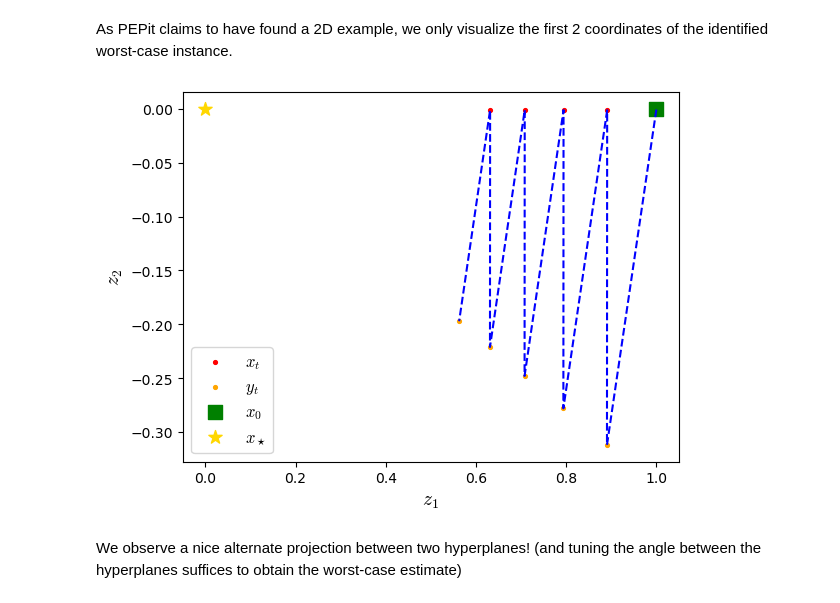
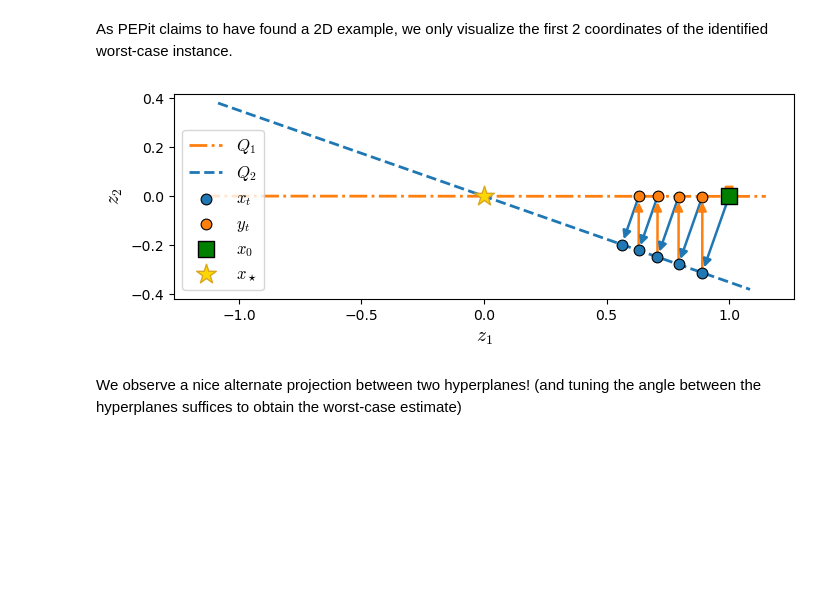
Before and after one commit to PerformanceEstimation/PEPit, a Jupyter notebook: ressources/demo/PEPit_demo_extract_worst_case_examples.ipynb, the cells around one changed output. Drawn from its saved outputs; the diff is of its cells as text; code cells hidden in the pictures; blank space fills up the shorter version.

Commit message:
visualize convex sets of example 4

```diff
--- a/ressources/demo/PEPit_demo_extract_worst_case_examples.ipynb
+++ b/ressources/demo/PEPit_demo_extract_worst_case_examples.ipynb
@@ -743,38 +743,48 @@ z_list_evaluated = [z.eval()[0:2]-xs_evaluated[0:2] for z in z_list] # centered
 
 xs_evaluated = xs_evaluated - xs_evaluated # should be zero
 # %%
-# Convert the list of 2D vectors into two arrays x1, x2
-z_array = np.array(z_list_evaluated)        # shape (N, 2)
-z1 = z_array[:, 0]
-z2 = z_array[:, 1]
+z = np.array(z_list_evaluated)
+x_points = np.vstack([x0.eval()[0:2] - xs.eval()[0:2], z[1::2]])
+y_points = z[::2]
+x_star = np.zeros(2)
 
-# Worst-case point (xs_evaluated is a 2D vector)
-xs = np.array(xs_evaluated)
-xs1, xs2 = xs[0], xs[1]
+# The worst-case sets are lines: find out their angle from the solution
+q1_dir = y_points[np.argmax(np.sum(y_points**2, axis=1))]
+q1_dir = q1_dir / np.linalg.norm(q1_dir)
+q2_dir = x_points[1:][np.argmax(np.sum(x_points[1:]**2, axis=1))]
+q2_dir = q2_dir / np.linalg.norm(q2_dir)
 
-# Blue line (theoretical bound)
-plt.plot(z1, z2, '--', color='blue')
+extent = 1.15 * np.max(np.abs(np.vstack([x_points, y_points, x_star])))
+t = np.linspace(-extent, extent, 200)
 
-# Red points (x_t's)
-plt.scatter(z1[::2], z2[::2], marker='.', color='red', s=30, label='$x_t$')
+fig, ax = plt.subplots(figsize=(8, 6))
+ax.plot(t * q1_dir[0], t * q1_dir[1], '-.', color='tab:orange', lw=2, label=r'$Q_1$')
+ax.plot(t * q2_dir[0], t * q2_dir[1], '--', color='tab:blue', lw=2, label=r'$Q_2$')
 
-# Orange points (y_t's)
-plt.scatter(z1[1::2], z2[1::2], marker='.', color='orange', s=30, label='$y_t$')
+steps = [step for k in range(len(y_points))
+         for step in ((x_points[k], y_points[k], 'tab:orange'),
+                      (y_points[k], x_points[k + 1], 'tab:blue'))]
+for i, (start, end, color) in enumerate(steps):
+    if not np.allclose(start, end):
+        ax.annotate('', xy=end, xytext=start,
+                    arrowprops=dict(arrowstyle='-|>', color=color, lw=1.8, mutation_scale=12,
+                                    shrinkA=0, shrinkB=4),
+                    zorder=len(steps) - i)
 
-# Green point (starting point)
-plt.scatter(z1[0], z2[0], marker='s', color='green', s=100, label='$x_0$')
+y_plot = y_points[1:] if np.allclose(y_points[0], x_points[0]) else y_points
+ax.scatter(x_points[1:, 0], x_points[1:, 1], color='tab:blue', s=60, edgecolors='black', linewidths=0.8, label=r'$x_t$', zorder=20)
+ax.scatter(y_plot[:, 0], y_plot[:, 1], color='tab:orange', s=60, edgecolors='black', linewidths=0.8, label=r'$y_t$', zorder=20)
+ax.scatter(*x_points[0], marker='s', color='green', s=120, edgecolors='black', linewidths=1.0, label=r'$x_0$', zorder=21)
+ax.scatter(*x_star, marker='*', color='gold', s=220, edgecolors='goldenrod', linewidths=1.0, label=r'$x_\star$', zorder=21)
 
-# Gold star (optimal point)
-plt.scatter(xs1, xs2, marker='*', color='gold', s=100, label=r'$x_\star$')
-
-plt.xlabel('$z_1$')
-plt.ylabel('$z_2$')
-
-plt.legend()
+ax.set_xlabel('$z_1$')
+ax.set_ylabel('$z_2$')
+ax.set_aspect('equal', adjustable='box')
+ax.legend()
 
 plt.show()
 # %% [output]
-[figure, old version]
+[figure, new version]
 # %% [markdown]
 We observe a nice alternate projection between two hyperplanes! (and tuning the angle between the hyperplanes suffices to obtain the worst-case estimate)
 # %% [markdown]
```
